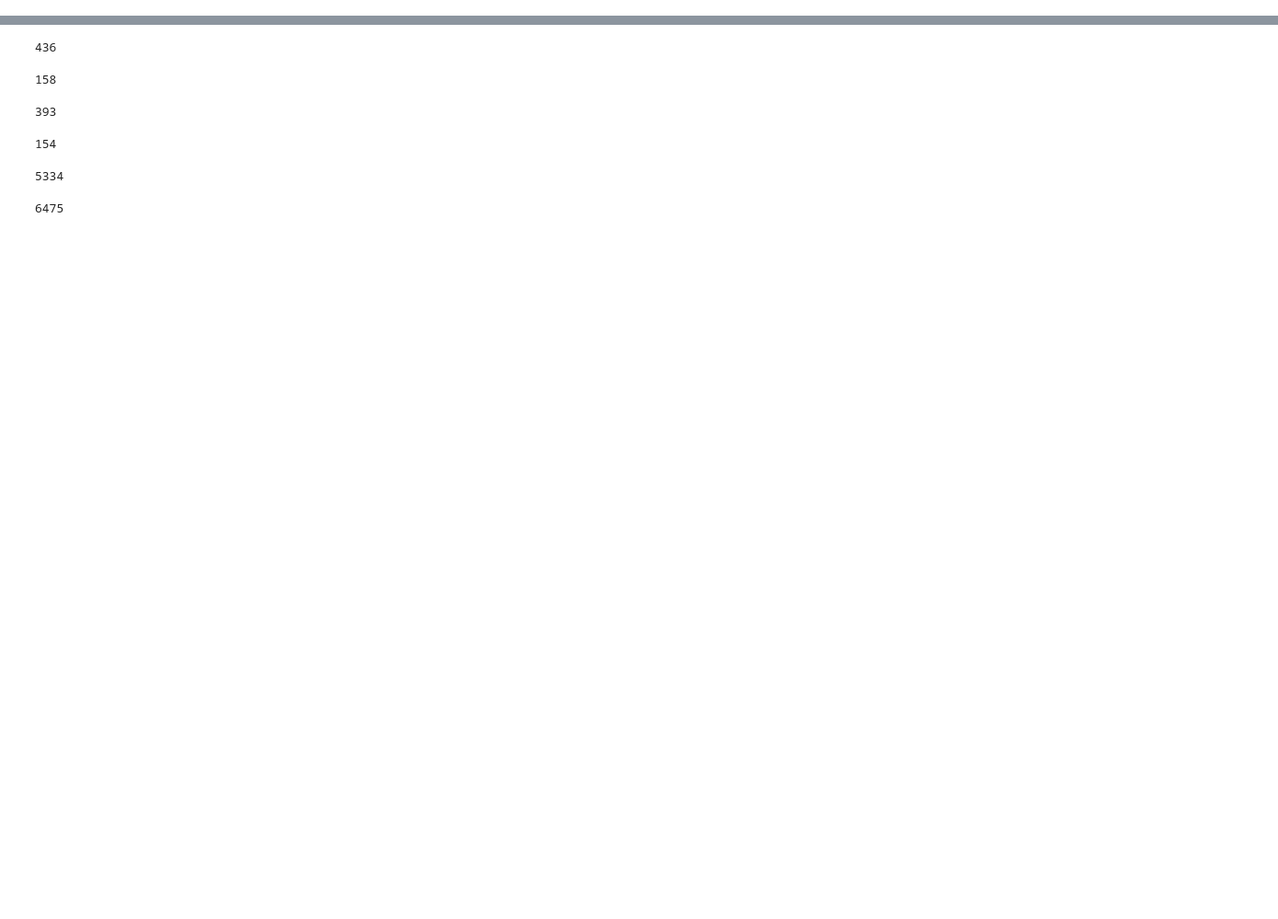
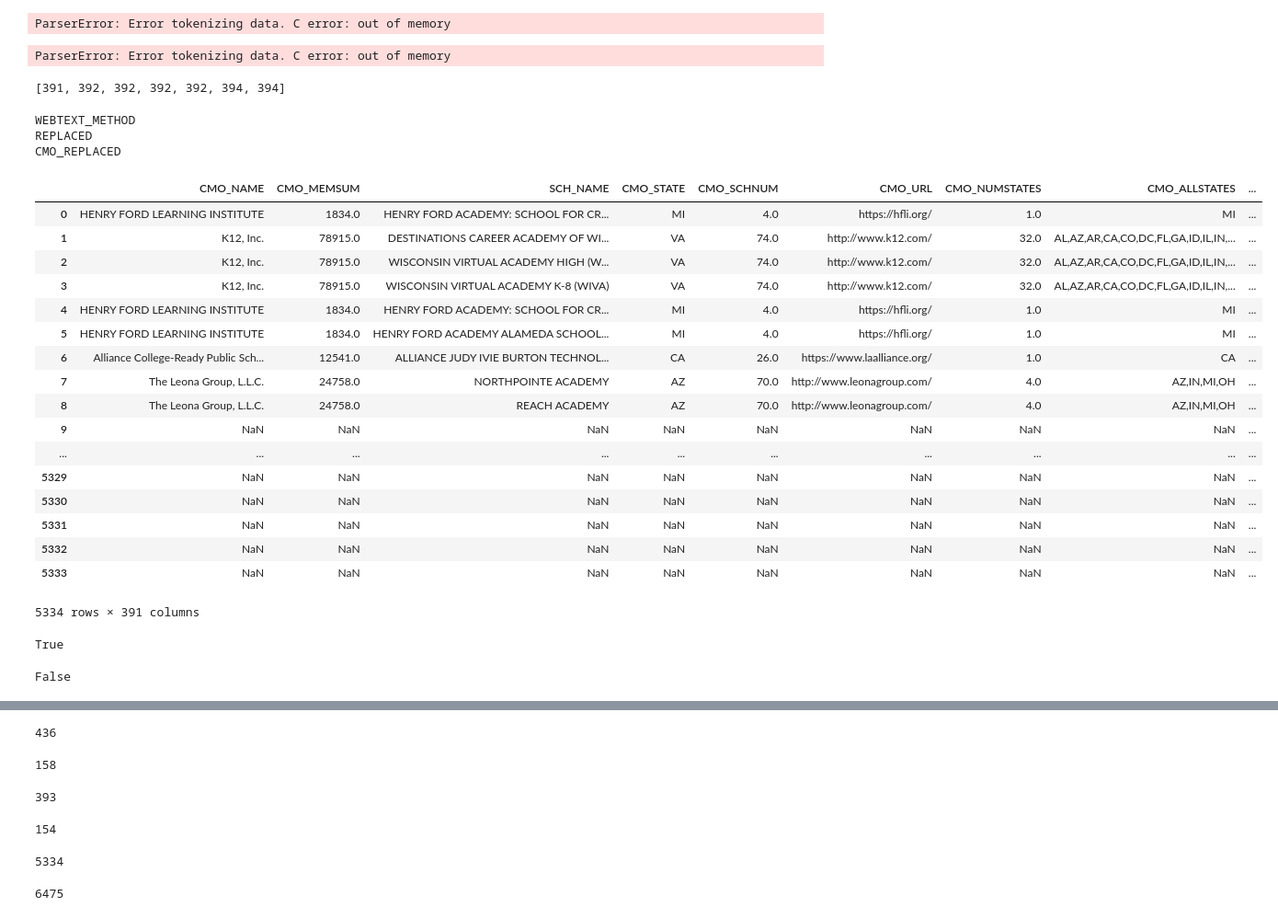
Before and after one commit to comp-strat/text_analysis, a Jupyter notebook: scripts/Load_df.ipynb, the cells around one changed output, grey strips where cells are left out. Shown at 92% size. Drawn from its saved outputs; the diff is of its cells as text; code cells hidden in the pictures; blank space fills up the shorter version.

```diff
--- a/scripts/Load_df.ipynb
+++ b/scripts/Load_df.ipynb
@@ -29,0 +35,55 @@ parsed_df_5
+# %%
+parsed_df_1 = pd.read_csv(folder_prefix + 'nowdata/parsing/parsed_df_1.tar.gz', compression='gzip', sep='\t', low_memory=True, encoding="utf-8")
+# %% [output]
+ParserError: Error tokenizing data. C error: out of memory
+# %%
+one_list = []
+
+for chunk in  pd.read_csv(folder_prefix +'nowdata/parsing/parsed_df_1.tar.gz', compression='gzip', sep='\t', low_memory=False, encoding="utf-8", chunksize=20000):
+    one_list.append(chunk)
+
+parsed_df_1 = pd.concat(mylist, axis= 0, ignore_index = True)
+del mylist
+# %% [output]
+ParserError: Error tokenizing data. C error: out of memory
+# %%
+num_columns = [len(parsed_df_1.columns), len(parsed_df_2.columns), len(parsed_df_3.columns),len(parsed_df_4.columns),len(parsed_df_5.columns), len(parsed_df_6.columns), len(parsed_df_7.columns)]
+num_columns
+# %% [output]
+[391, 392, 392, 392, 392, 394, 394]
+# %%
+not_in_2 = []
+for col_name in parsed_df_7.columns:
+    if col_name not in parsed_df_5.columns:
+        not_in_2.append(col_name)
+        print(col_name)
+# %% [output]
+WEBTEXT_METHOD
+REPLACED
+CMO_REPLACED
+# %%
+parsed_df_1.rename(columns={'parsed_df_1.csv': 'CMO_NAME'}, inplace=True)
+parsed_df_1
+# %% [output]
+|  | CMO_NAME | CMO_MEMSUM | SCH_NAME | CMO_STATE | CMO_SCHNUM | CMO_URL | CMO_NUMSTATES | CMO_ALLSTATES | ... |
+| 0 | HENRY FORD LEARNING INSTITUTE | 1834.0 | HENRY FORD ACADEMY: SCHOOL FOR CR... | MI | 4.0 | https://hfli.org/ | 1.0 | MI | ... |
+| 1 | K12, Inc. | 78915.0 | DESTINATIONS CAREER ACADEMY OF WI... | VA | 74.0 | http://www.k12.com/ | 32.0 | AL,AZ,AR,CA,CO,DC,FL,GA,ID,IL,IN,... | ... |
+| 2 | K12, Inc. | 78915.0 | WISCONSIN VIRTUAL ACADEMY HIGH (W... | VA | 74.0 | http://www.k12.com/ | 32.0 | AL,AZ,AR,CA,CO,DC,FL,GA,ID,IL,IN,... | ... |
+| 3 | K12, Inc. | 78915.0 | WISCONSIN VIRTUAL ACADEMY K-8 (WIVA) | VA | 74.0 | http://www.k12.com/ | 32.0 | AL,AZ,AR,CA,CO,DC,FL,GA,ID,IL,IN,... | ... |
+| 4 | HENRY FORD LEARNING INSTITUTE | 1834.0 | HENRY FORD ACADEMY: SCHOOL FOR CR... | MI | 4.0 | https://hfli.org/ | 1.0 | MI | ... |
+| 5 | HENRY FORD LEARNING INSTITUTE | 1834.0 | HENRY FORD ACADEMY ALAMEDA SCHOOL... | MI | 4.0 | https://hfli.org/ | 1.0 | MI | ... |
+| 6 | Alliance College-Ready Public Sch... | 12541.0 | ALLIANCE JUDY IVIE BURTON TECHNOL... | CA | 26.0 | https://www.laalliance.org/ | 1.0 | CA | ... |
+| 7 | The Leona Group, L.L.C. | 24758.0 | NORTHPOINTE ACADEMY | AZ | 70.0 | http://www.leonagroup.com/ | 4.0 | AZ,IN,MI,OH | ... |
+| 8 | The Leona Group, L.L.C. | 24758.0 | REACH ACADEMY | AZ | 70.0 | http://www.leonagroup.com/ | 4.0 | AZ,IN,MI,OH | ... |
+| 9 | NaN | NaN | NaN | NaN | NaN | NaN | NaN | NaN | ... |
+| ... | ... | ... | ... | ... | ... | ... | ... | ... | ... |
+| 5329 | NaN | NaN | NaN | NaN | NaN | NaN | NaN | NaN | ... |
+| 5330 | NaN | NaN | NaN | NaN | NaN | NaN | NaN | NaN | ... |
+| 5331 | NaN | NaN | NaN | NaN | NaN | NaN | NaN | NaN | ... |
+| 5332 | NaN | NaN | NaN | NaN | NaN | NaN | NaN | NaN | ... |
+| 5333 | NaN | NaN | NaN | NaN | NaN | NaN | NaN | NaN | ... |
+5334 rows × 391 columns
+# %%
+'OVERLAPS_REMOVED' in parsed_df_2.columns
+# %% [output]
+True
@@ -29,0 +111,4 @@ parsed_df_5
+# %%
+'OVERLAPS_REMOVED' in parsed_df_6.columns
+# %% [output]
+False
```
Also changed, not shown: parts of 12 cells of this notebook.
